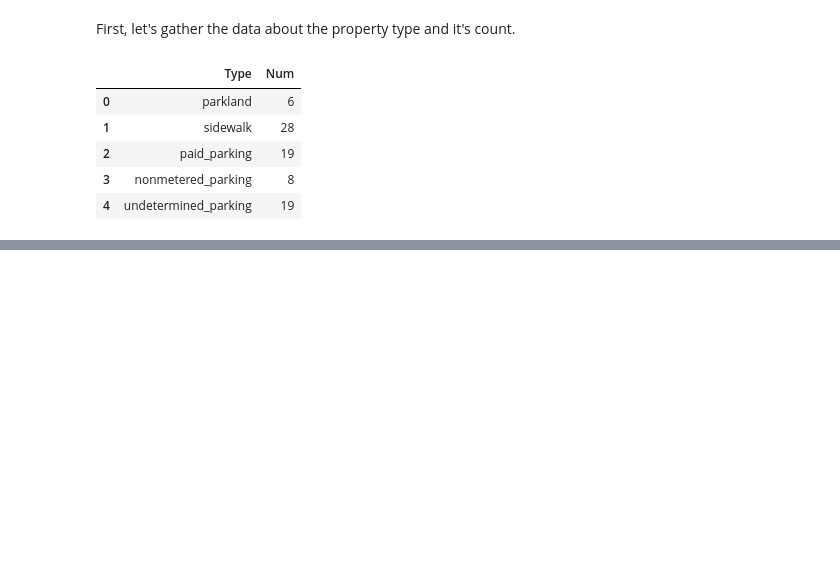
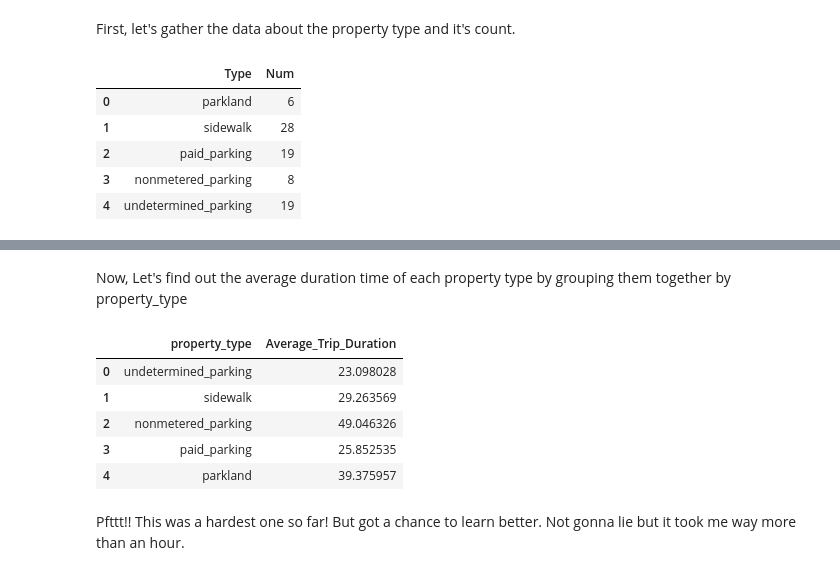
Before and after one commit to sovikapoudel/Data-Visualiation-Spring-2022, a Jupyter notebook: Quiz_6.ipynb, the cells around one changed output, grey strips where cells are left out. Drawn from its saved outputs; the diff is of its cells as text; code cells hidden in the pictures; blank space fills up the shorter version.

```diff
--- a/Quiz_6.ipynb
+++ b/Quiz_6.ipynb
@@ -188,0 +156,18 @@ Limit 10
+# %% [markdown]
+Now, Let's find out the average duration time of each property type by grouping them together by property_type
+# %%
+%%bigquery --project data-vis-assignment-338801
+SELECT station.property_type, AVG(trip.duration_minutes) as Average_Trip_Duration
+FROM `bigquery-public-data.austin_bikeshare.bikeshare_trips` as trip INNER JOIN `bigquery-public-data.austin_bikeshare.bikeshare_stations` as station
+ON trip.start_station_name=station.name AND station.property_type != "None" AND station.property_type != " "
+GROUP BY station.property_type
+LIMIT 20
+# %% [output]
+|  | property_type | Average_Trip_Duration |
+| 0 | undetermined_parking | 23.098028 |
+| 1 | sidewalk | 29.263569 |
+| 2 | nonmetered_parking | 49.046326 |
+| 3 | paid_parking | 25.852535 |
+| 4 | parkland | 39.375957 |
+# %% [markdown]
+Pfttt!! This was a hardest one so far! But got a chance to learn better. Not gonna lie but it took me way more than an hour.
```
Also changed, not shown: parts of 6 cells of this notebook.
